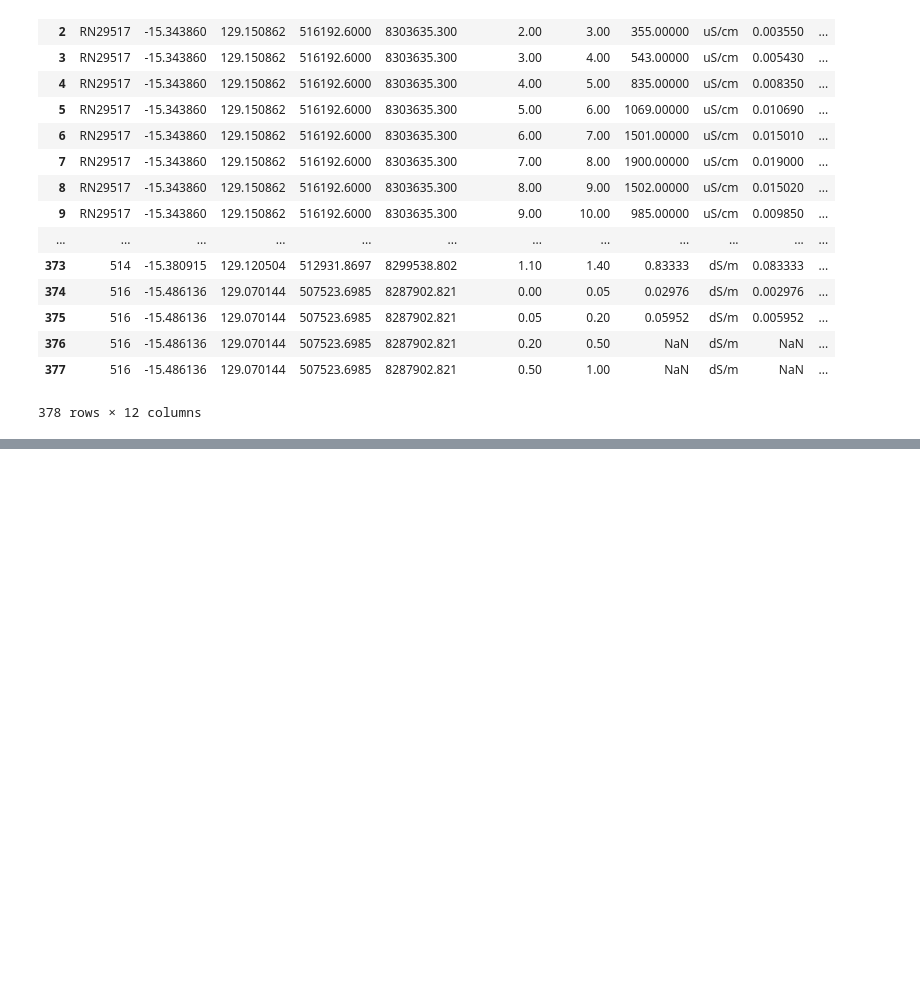
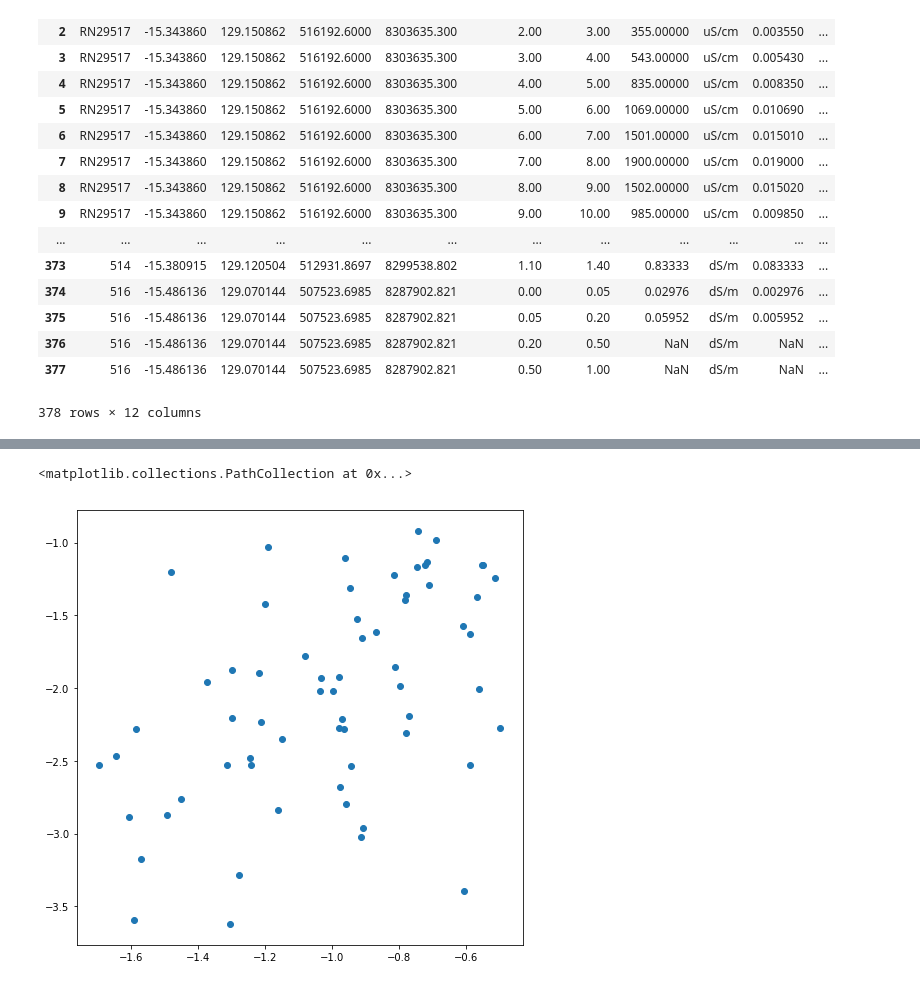
Before and after one commit to GeoscienceAustralia/hydrogeol_utils, a Jupyter notebook: notebooks/EastKimberley_sample_AEM.ipynb, the cells around one changed output, grey strips where cells are left out. Cells and saved outputs as stored; diff of their text form; code cells hidden in the pictures; blank space fills up the shorter version.

```diff
--- a/notebooks/EastKimberley_sample_AEM.ipynb
+++ b/notebooks/EastKimberley_sample_AEM.ipynb
@@ -113,8 +113,15 @@ for i, (index, row) in enumerate(df_EC_sites.iterrows()):
         df_conductivity = df_conductivity.append(df_conductivity_profile, sort = True)
 
 df_conductivity.reset_index(inplace=True, drop=True)
+# %%
+#DROp nulls
+mask = pd.notnull(df_EC['EC_S/m'])
+
+df_EC = df_EC[mask]
 # %%
 # Iterate through the sites, inteprolate the EC onto the AEM intervals and add them to the dataframe
+
+
 
 for site in df_EC['site_id'].unique():
 
@@ -131,10 +138,7 @@ for site in df_EC['site_id'].unique():
     df_interpolated = spatial_functions.interpolate_layered_model(df_EC_site, ['EC_S/m'],
                                                                   ['Depth_from', 'Depth_to'],
                                                                   df_cond_site[['Depth_from', 'Depth_to']])
-
-    print(df_interpolated)
-    print(df_EC_site)
-    break
+    df_conductivity.at[df_cond_site.index, 'soil_EC'] = df_interpolated['EC_S/m']
 # %% [output]
 A value is trying to be set on a copy of a slice from a DataFrame.
 Try using .loc[row_indexer,col_indexer] = value instead
@@ -179,0 +148,4 @@ plt.show()
+# %%
+df_condEC = df_conductivity[df_conductivity['soil_EC'] != 0]
+# %%
+mask = df_condEC['Depth_to'] <= 4.04
@@ -179,0 +173,10 @@ plt.show()
+# %%
+# Scatter plot
+
+fig, ax = plt.subplots(1,1,figsize = (8,8))
+
+ax.scatter(np.log10(df_condEC['conductivity'][mask].values),
+          np.log10(df_condEC['soil_EC'][mask].values))
+# %% [output]
+<matplotlib.collections.PathCollection at 0x...>
+[figure, added]
```
Also changed, not shown: parts of 5 cells of this notebook.
